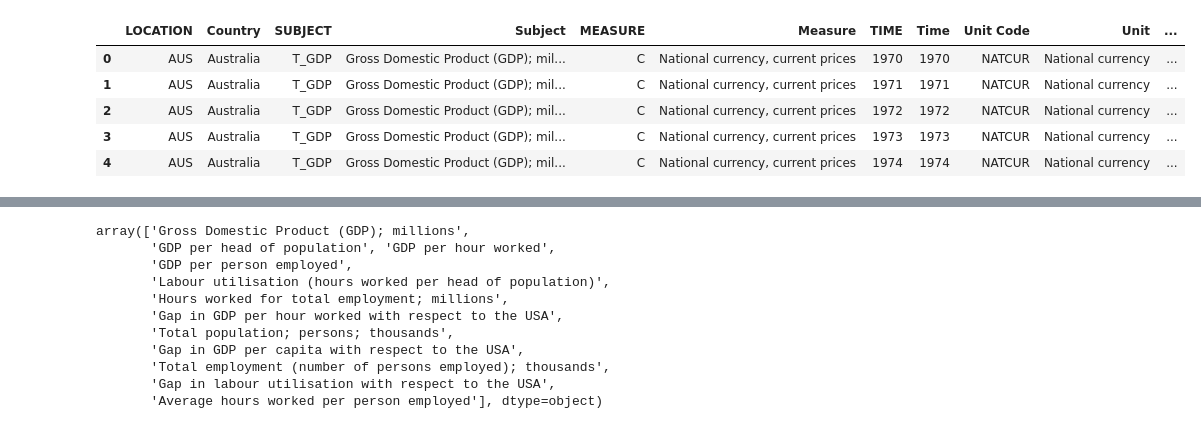
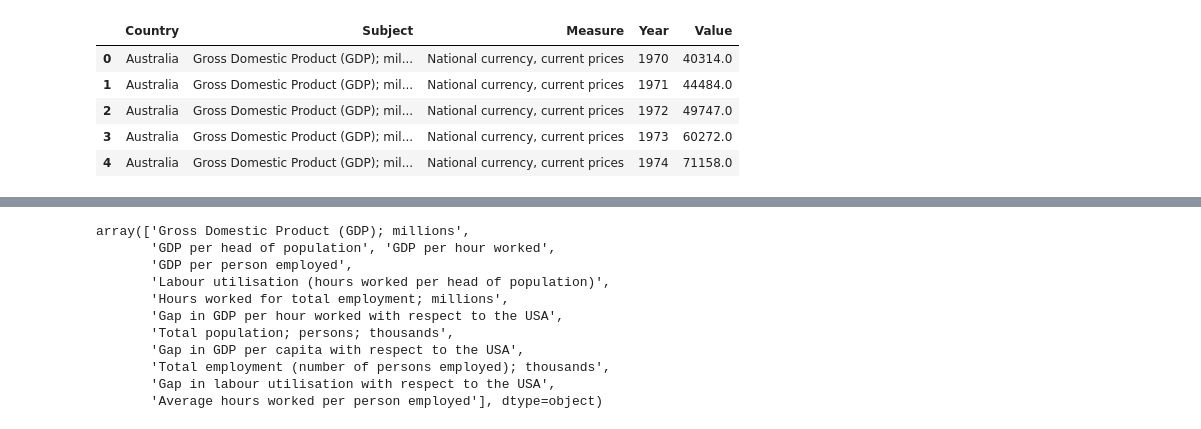
Before and after one commit to mayabenowitz/neuralcraft, a Jupyter notebook: notebooks/1.1-mayab-data-munging.ipynb, the cells around one changed output, grey strips where cells are left out. Cells and saved outputs as stored; diff of their text form; code cells hidden in the pictures.

Commit message:
more data munging

```diff
--- a/notebooks/1.1-mayab-data-munging.ipynb
+++ b/notebooks/1.1-mayab-data-munging.ipynb
@@ -19,12 +19,12 @@ import seaborn as sns
 import statsmodels
 import sklearn
 # %%
-df = pd.read_csv('../data/raw/gdp_per_capita.csv')
-df.head()
+df_gdp = pd.read_csv('../data/processed/gdp_per_capita.csv')
+df_gdp.head()
 # %% [output]
-|  | LOCATION | Country | SUBJECT | Subject | MEASURE | Measure | TIME | Time | Unit Code | Unit | ... |
-| 0 | AUS | Australia | T_GDP | Gross Domestic Product (GDP); mil... | C | National currency, current prices | 1970 | 1970 | NATCUR | National currency | ... |
-| 1 | AUS | Australia | T_GDP | Gross Domestic Product (GDP); mil... | C | National currency, current prices | 1971 | 1971 | NATCUR | National currency | ... |
-| 2 | AUS | Australia | T_GDP | Gross Domestic Product (GDP); mil... | C | National currency, current prices | 1972 | 1972 | NATCUR | National currency | ... |
-| 3 | AUS | Australia | T_GDP | Gross Domestic Product (GDP); mil... | C | National currency, current prices | 1973 | 1973 | NATCUR | National currency | ... |
-| 4 | AUS | Australia | T_GDP | Gross Domestic Product (GDP); mil... | C | National currency, current prices | 1974 | 1974 | NATCUR | National currency | ... |
+|  | Country | Subject | Measure | Year | Value |
+| 0 | Australia | Gross Domestic Product (GDP); mil... | National currency, current prices | 1970 | 40314.0 |
+| 1 | Australia | Gross Domestic Product (GDP); mil... | National currency, current prices | 1971 | 44484.0 |
+| 2 | Australia | Gross Domestic Product (GDP); mil... | National currency, current prices | 1972 | 49747.0 |
+| 3 | Australia | Gross Domestic Product (GDP); mil... | National currency, current prices | 1973 | 60272.0 |
+| 4 | Australia | Gross Domestic Product (GDP); mil... | National currency, current prices | 1974 | 71158.0 |
```
Also changed, not shown: parts of 8 cells of this notebook.
